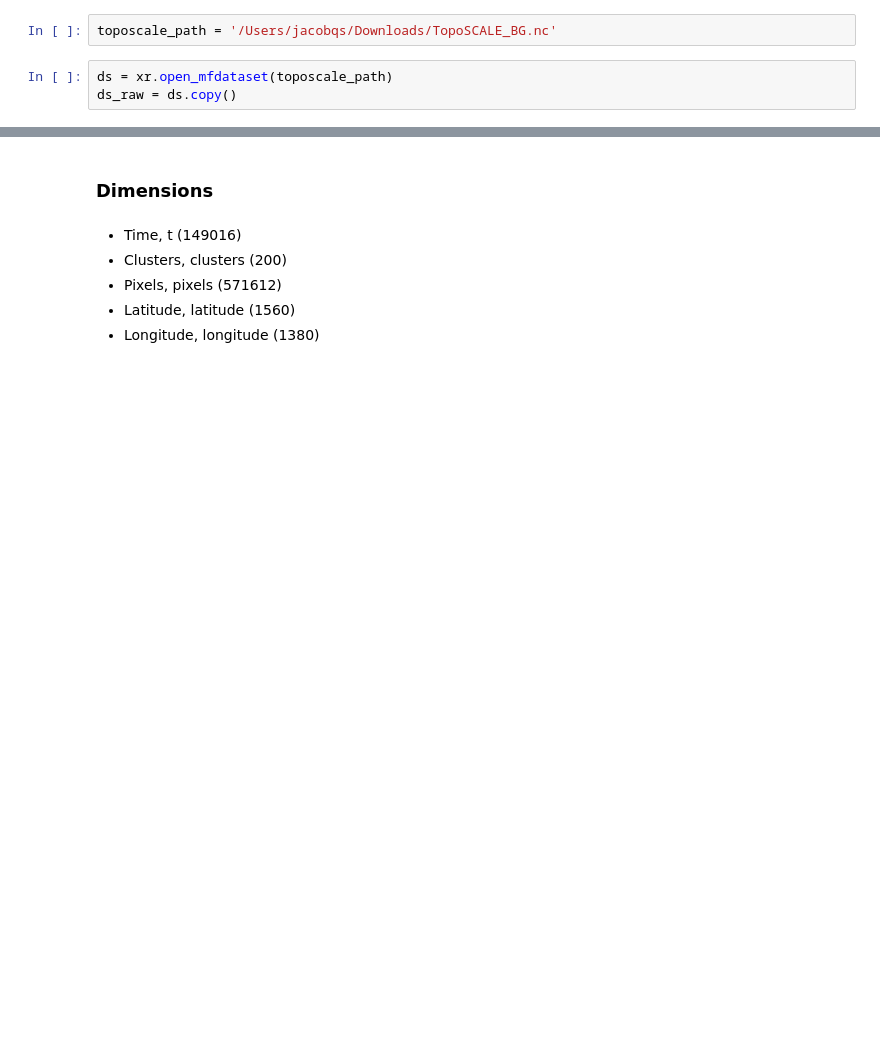
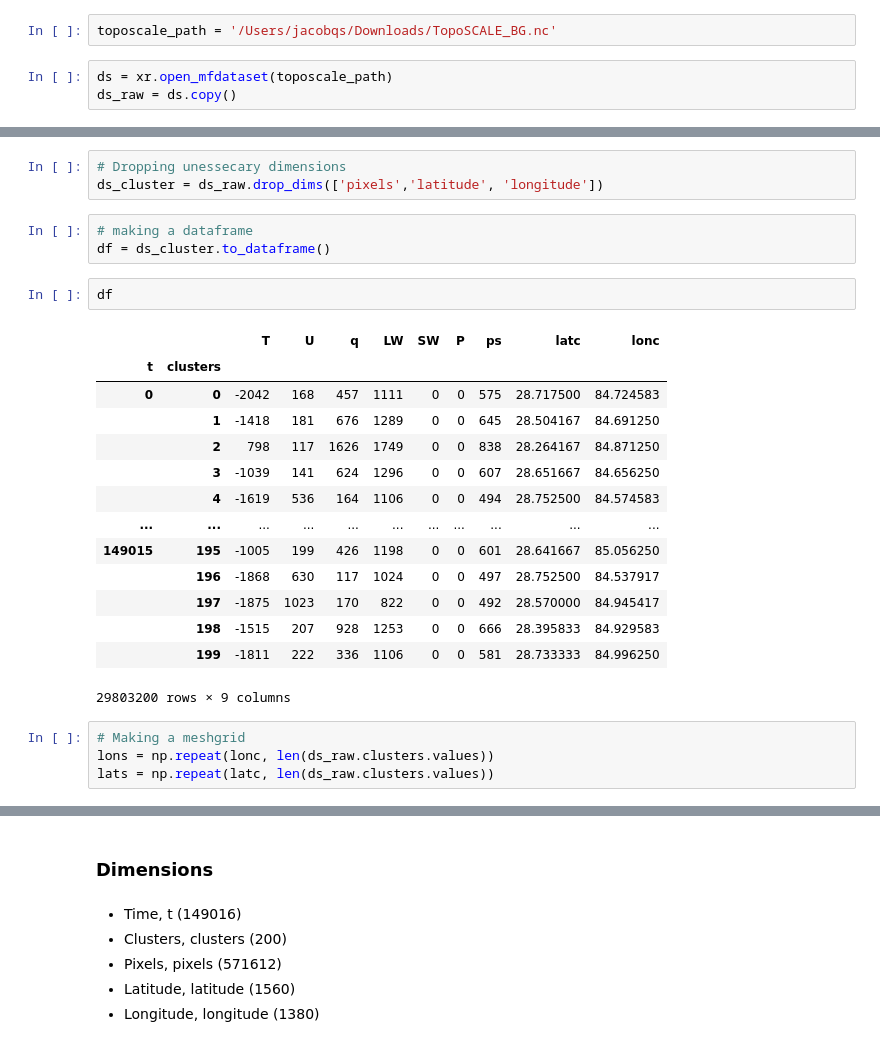
Before and after one commit to jacobqs/MST-Himalaya, a Jupyter notebook: notebooks/toposcale.ipynb, the cells around one changed output, grey strips where cells are left out. Drawn from its saved outputs; the diff is of its cells as text; blank space fills up the shorter version.

```diff
--- a/notebooks/toposcale.ipynb
+++ b/notebooks/toposcale.ipynb
@@ -20,0 +160,27 @@ ds_raw = ds.copy()
+# %%
+# Dropping unessecary dimensions
+ds_cluster = ds_raw.drop_dims(['pixels','latitude', 'longitude'])
+# %%
+# making a dataframe
+df = ds_cluster.to_dataframe()
+# %%
+df
+# %% [output]
+|  |  | T | U | q | LW | SW | P | ps | latc | lonc |
+| t | clusters |  |  |  |  |  |  |  |  |  |
+| 0 | 0 | -2042 | 168 | 457 | 1111 | 0 | 0 | 575 | 28.717500 | 84.724583 |
+|  | 1 | -1418 | 181 | 676 | 1289 | 0 | 0 | 645 | 28.504167 | 84.691250 |
+|  | 2 | 798 | 117 | 1626 | 1749 | 0 | 0 | 838 | 28.264167 | 84.871250 |
+|  | 3 | -1039 | 141 | 624 | 1296 | 0 | 0 | 607 | 28.651667 | 84.656250 |
+|  | 4 | -1619 | 536 | 164 | 1106 | 0 | 0 | 494 | 28.752500 | 84.574583 |
+| ... | ... | ... | ... | ... | ... | ... | ... | ... | ... | ... |
+| 149015 | 195 | -1005 | 199 | 426 | 1198 | 0 | 0 | 601 | 28.641667 | 85.056250 |
+|  | 196 | -1868 | 630 | 117 | 1024 | 0 | 0 | 497 | 28.752500 | 84.537917 |
+|  | 197 | -1875 | 1023 | 170 | 822 | 0 | 0 | 492 | 28.570000 | 84.945417 |
+|  | 198 | -1515 | 207 | 928 | 1253 | 0 | 0 | 666 | 28.395833 | 84.929583 |
+|  | 199 | -1811 | 222 | 336 | 1106 | 0 | 0 | 581 | 28.733333 | 84.996250 |
+29803200 rows × 9 columns
+# %%
+# Making a meshgrid
+lons = np.repeat(lonc, len(ds_raw.clusters.values))
+lats = np.repeat(latc, len(ds_raw.clusters.values))
```
Also changed, not shown: parts of 19 cells of this notebook, 5 other files.
